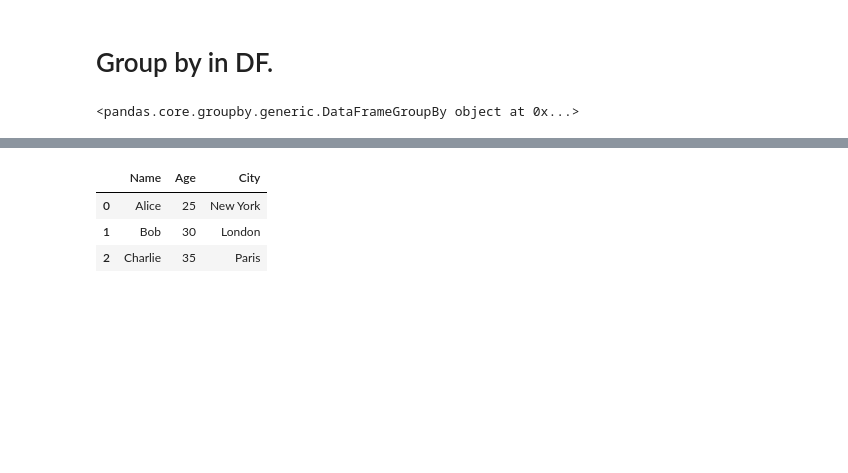
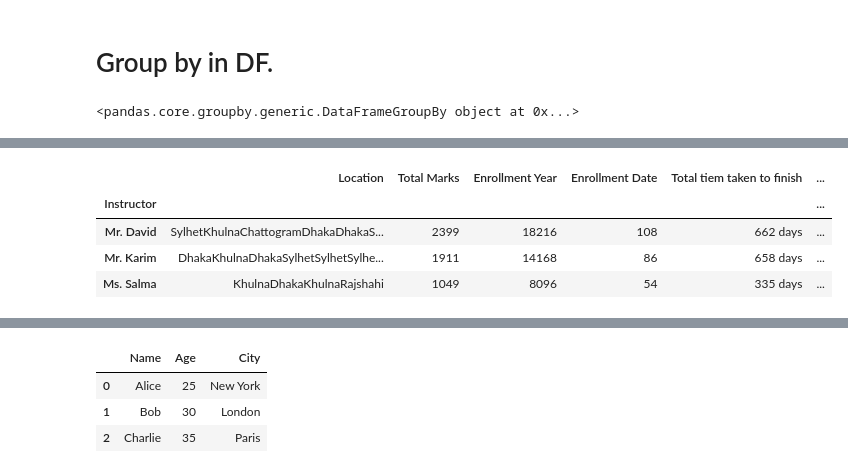
Before and after one commit to rabeyanoor/AI-ML, a Jupyter notebook: Week-4/Module_14.ipynb, the cells around one changed output, grey strips where cells are left out. Drawn from its saved outputs; the diff is of its cells as text; code cells hidden in the pictures; blank space fills up the shorter version.

```diff
--- a/Week-4/Module_14.ipynb
+++ b/Week-4/Module_14.ipynb
@@ -1089,0 +1104,13 @@ df.groupby('Instructor')
+# %%
+
+df.drop(columns=['StudentID','FullName','CompletionStatus'],inplace=True)
+# %%
+group=df.groupby('Instructor')
+# %%
+group.sum()
+# %% [output]
+|  | Location | Total Marks | Enrollment Year | Enrollment Date | Total tiem taken to finish | ... |
+| Instructor |  |  |  |  |  | ... |
+| Mr. David | SylhetKhulnaChattogramDhakaDhakaS... | 2399 | 18216 | 108 | 662 days | ... |
+| Mr. Karim | DhakaKhulnaDhakaSylhetSylhetSylhe... | 1911 | 14168 | 86 | 658 days | ... |
+| Ms. Salma | KhulnaDhakaKhulnaRajshahi | 1049 | 8096 | 54 | 335 days | ... |
```
Also changed, not shown: parts of 8 cells of this notebook.
